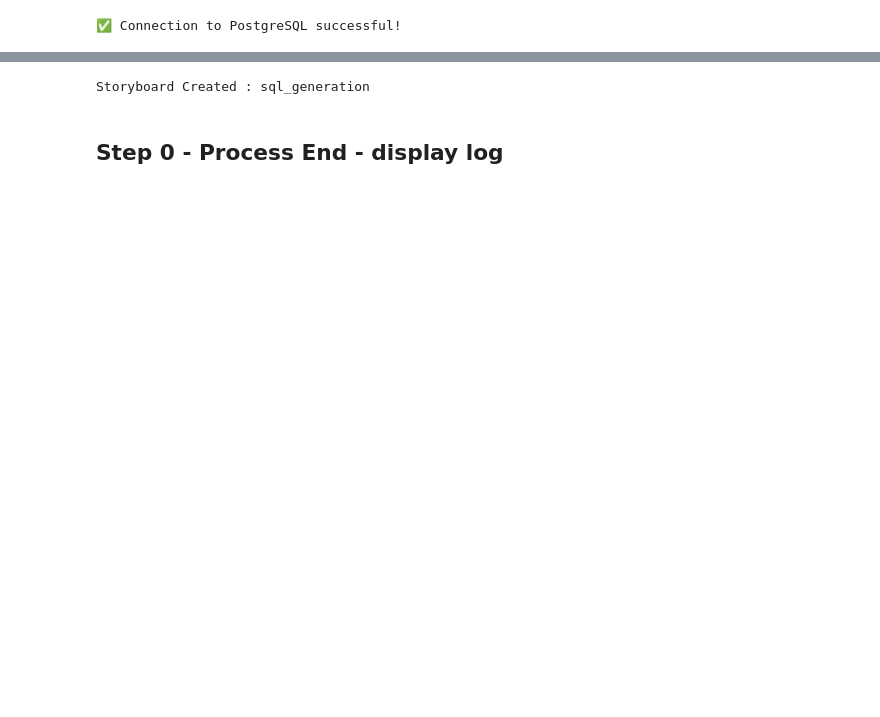
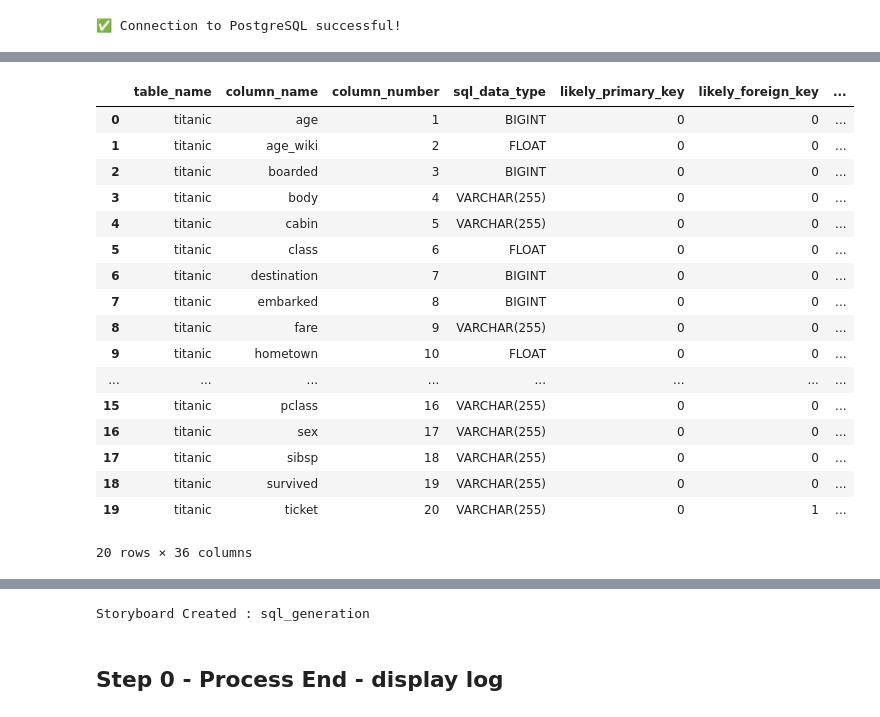
Before and after one commit to JoeEberle/generate_SQL, a Jupyter notebook: generate_sql.ipynb, the cells around one changed output, grey strips where cells are left out. Cells and saved outputs as stored; diff of their text form; code cells hidden in the pictures; blank space fills up the shorter version.

```diff
--- a/generate_sql.ipynb
+++ b/generate_sql.ipynb
@@ -325,0 +409,21 @@ array(['Diabetes', 'Health_Care', 'Penguin', 'Titanic', 'Heart',
+# %%
+df_schema_data.head(20)
+# %% [output]
+|  | table_name | column_name | column_number | sql_data_type | likely_primary_key | likely_foreign_key | ... |
+| 0 | titanic | age | 1 | BIGINT | 0 | 0 | ... |
+| 1 | titanic | age_wiki | 2 | FLOAT | 0 | 0 | ... |
+| 2 | titanic | boarded | 3 | BIGINT | 0 | 0 | ... |
+| 3 | titanic | body | 4 | VARCHAR(255) | 0 | 0 | ... |
+| 4 | titanic | cabin | 5 | VARCHAR(255) | 0 | 0 | ... |
+| 5 | titanic | class | 6 | FLOAT | 0 | 0 | ... |
+| 6 | titanic | destination | 7 | BIGINT | 0 | 0 | ... |
+| 7 | titanic | embarked | 8 | BIGINT | 0 | 0 | ... |
+| 8 | titanic | fare | 9 | VARCHAR(255) | 0 | 0 | ... |
+| 9 | titanic | hometown | 10 | FLOAT | 0 | 0 | ... |
+| ... | ... | ... | ... | ... | ... | ... | ... |
+| 15 | titanic | pclass | 16 | VARCHAR(255) | 0 | 0 | ... |
+| 16 | titanic | sex | 17 | VARCHAR(255) | 0 | 0 | ... |
+| 17 | titanic | sibsp | 18 | VARCHAR(255) | 0 | 0 | ... |
+| 18 | titanic | survived | 19 | VARCHAR(255) | 0 | 0 | ... |
+| 19 | titanic | ticket | 20 | VARCHAR(255) | 0 | 1 | ... |
+20 rows × 36 columns
```
Also changed, not shown: parts of 49 cells of this notebook, 21 other files.
